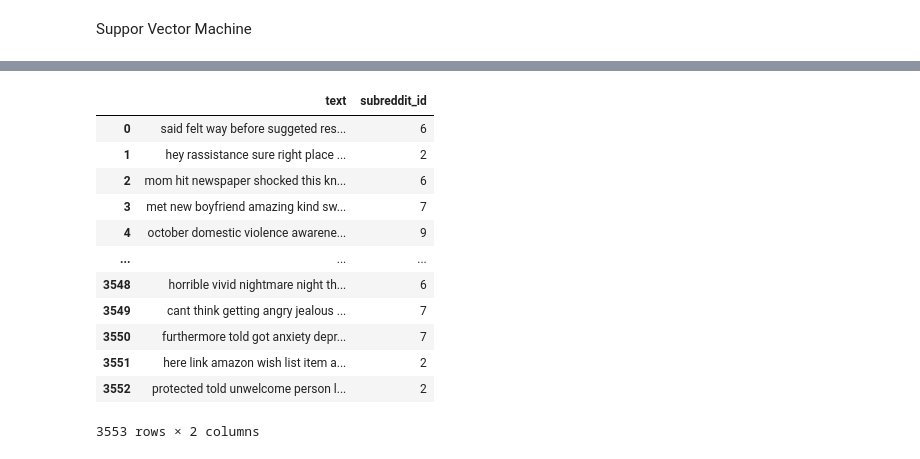
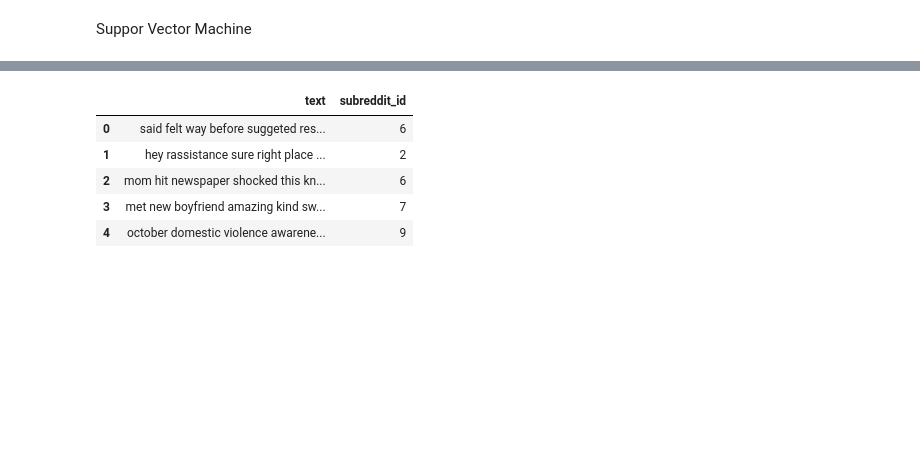
Before and after one commit to CagataySencan/StressAnalysis, a Jupyter notebook: Reddit_Stress_Analysis.ipynb, the cells around one changed output, grey strips where cells are left out. Saved outputs shown, nothing was run; the diff lists cells and outputs as text; code cells hidden in the pictures; blank space fills up the shorter version.

```diff
--- a/Reddit_Stress_Analysis.ipynb
+++ b/Reddit_Stress_Analysis.ipynb
@@ -189,27 +151,20 @@ X
 # %%
 # Vektörleme işlemi
 tfidf = TfidfVectorizer(sublinear_tf=True, min_df=5,
                         ngram_range=(1, 2),
                         stop_words='english')
 
 features = tfidf.fit_transform(X.text).toarray()
 
 labels = X.subreddit_id
-X
+X.head()
 # %% [output]
 |  | text | subreddit_id |
 | 0 | said felt way before suggeted res... | 6 |
 | 1 | hey rassistance sure right place ... | 2 |
 | 2 | mom hit newspaper shocked this kn... | 6 |
 | 3 | met new boyfriend amazing kind sw... | 7 |
 | 4 | october domestic violence awarene... | 9 |
-| ... | ... | ... |
-| 3548 | horrible vivid nightmare night th... | 6 |
-| 3549 | cant think getting angry jealous ... | 7 |
-| 3550 | furthermore told got anxiety depr... | 7 |
-| 3551 | here link amazon wish list item a... | 2 |
-| 3552 | protected told unwelcome person l... | 2 |
-3553 rows × 2 columns
 # %%
 x_train, x_test, y_train, y_test = train_test_split(features, labels, test_size=0.25,random_state = 20)
 # %%
```
Also changed, not shown: parts of 5 cells of this notebook.
